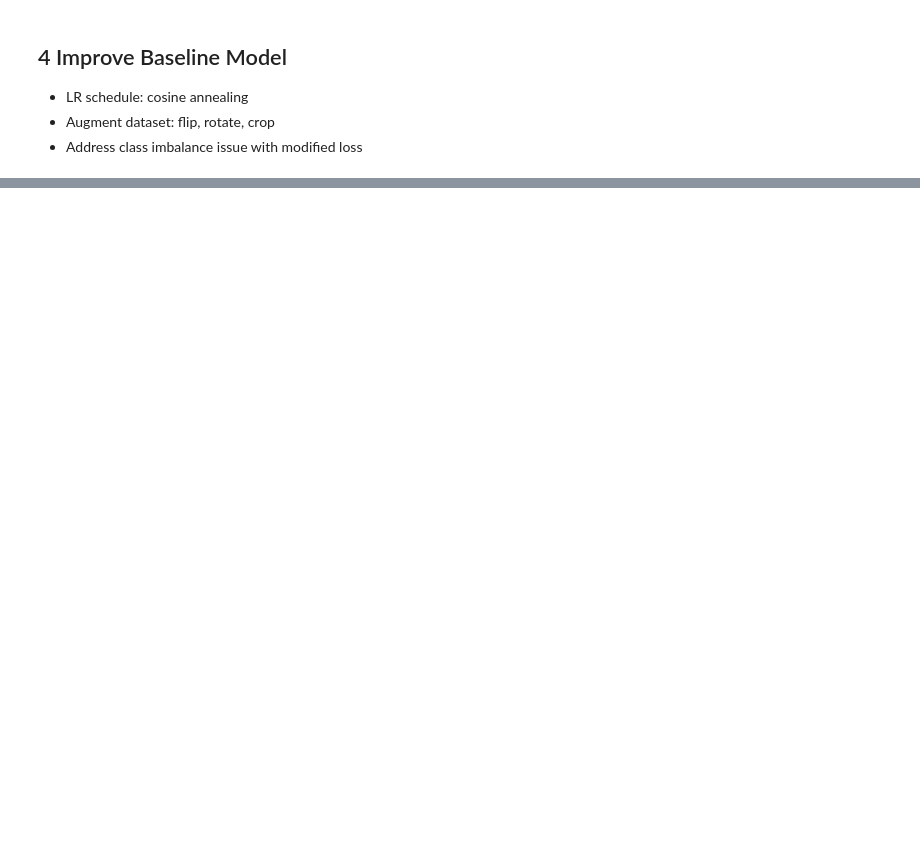
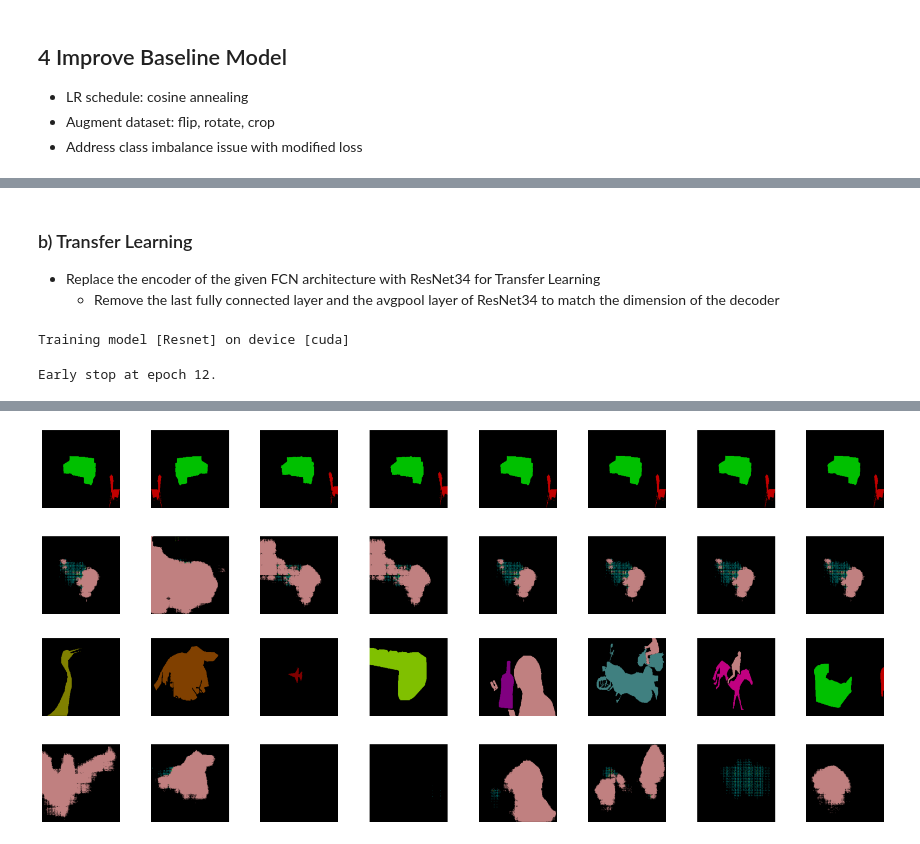
Before and after one commit to the-utkarshjain/Image-Segmentation, a Jupyter notebook: main.ipynb, the cells around one changed output, grey strips where cells are left out. Saved outputs shown, nothing was run; the diff lists cells and outputs as text; code cells hidden in the pictures; blank space fills up the shorter version.

```diff
--- a/main.ipynb
+++ b/main.ipynb
@@ -178,0 +361,75 @@ plot_images(np.concatenate([masks_gt,masks_pred]), voc_pallet(), cols=2, path='.
+# %% [markdown]
+### b) Transfer Learning
+* Replace the encoder of the given FCN architecture with ResNet34 for Transfer Learning
+    * Remove the last fully connected layer and the avgpool layer of ResNet34 to match the dimension of the decoder
+# %%
+from util import *
+from voc import *
+from model import *
+from train import *
+import torchvision.transforms.functional as TF
+
+torch.cuda.empty_cache()
+
+device =  torch.device('cuda' if torch.cuda.is_available() else 'cpu')
+config = {
+    'epochs'    : 30,
+    'bz'        : 8,
+    'lr'        : 1e-3,
+    'device'    : device,
+    'early_stop': 5,
+    'remark'    : 'Resnet'
+}
+
+''' Transformations '''
+mean_std = ([0.485, 0.456, 0.406], [0.229, 0.224, 0.225])
+input_transform = standard_transforms.Compose([
+        standard_transforms.ToTensor(),
+        standard_transforms.Normalize(*mean_std)
+    ])
+target_transform = MaskToTensor()
+TF_transform = lambda x: [x, TF.hflip(x), TF.rotate(x.unsqueeze(0), angle = 5, fill = 0).squeeze(0), TF.rotate(x.unsqueeze(0), angle = 5, fill = 0).squeeze(0), *TF.five_crop(x, (224, 224))]
+
+''' Data loaders '''
+train_loader, val_loader, test_loader = get_train_val_test_loader(
+    input_transform, target_transform, TF_transform, config['device'], config['bz'], collate_fn=collate_fn)
+
+''' Prepare model '''
+rnet_model = Resnet()
+#rnet_model.apply(init_weights)
+rnet_model = rnet_model.to(device)
+
+optimizer = torch.optim.Adam(rnet_model.parameters(), config['lr'])
+scheduler = torch.optim.lr_scheduler.CosineAnnealingLR(optimizer, config['epochs'], eta_min = 0.0001)
+
+class_weight = getClassWeights(input_transform, target_transform, TF_transform)
+criterion =  torch.nn.CrossEntropyLoss(weight = class_weight)
+
+''' Train model '''
+best_iou_score, best_accuracy, min_validation_loss, \
+training_loss_history, validation_loss_history, early_stop_epoch \
+    = train(rnet_model, train_loader, val_loader, criterion, scheduler, optimizer, config)
+
+''' Test model '''
+test_loss, iou, acc = modelTest(rnet_model, test_loader, criterion, early_stop_epoch, config['remark'])
+print(f'Test IOU: {round(iou, 3)}. Test acc: {round(acc, 3)}. Test loss: {round(test_loss, 3)}')
+
+''' Visualize some test sample '''
+imgs, masks_gt = next(iter(train_loader))
+imgs, masks_gt = imgs[:8], masks_gt[:8]
+masks_gt = F.one_hot(masks_gt.to(torch.int64), num_classes=21).permute(0, 3, 1, 2).to(torch.float64)
+masks_pred = rnet_model(imgs)
+masks_pred = torch.argmax(masks_pred, dim=1).cpu().numpy()
+masks_gt = torch.argmax(masks_gt, dim=1).cpu().numpy()
+plot_images(np.concatenate([masks_gt,masks_pred]), voc_pallet(), cols=8)
+
+imgs, masks_gt = next(iter(test_loader))
+imgs, masks_gt = imgs[:8], masks_gt[:8]
+masks_gt = F.one_hot(masks_gt.to(torch.int64), num_classes=21).permute(0, 3, 1, 2).to(torch.float64)
+masks_pred = rnet_model(imgs)
+masks_pred = torch.argmax(masks_pred, dim=1).cpu().numpy()
+masks_gt = torch.argmax(masks_gt, dim=1).cpu().numpy()
+plot_images(np.concatenate([masks_gt,masks_pred]), voc_pallet(), cols=8)
+# %% [output]
+Training model [Resnet] on device [cuda]
+Early stop at epoch 12.
@@ -178,0 +437,2 @@ plot_images(np.concatenate([masks_gt,masks_pred]), voc_pallet(), cols=2, path='.
+[figure, added]
+[figure, added]
```
Also changed, not shown: parts of 16 cells of this notebook, 7 other files.
